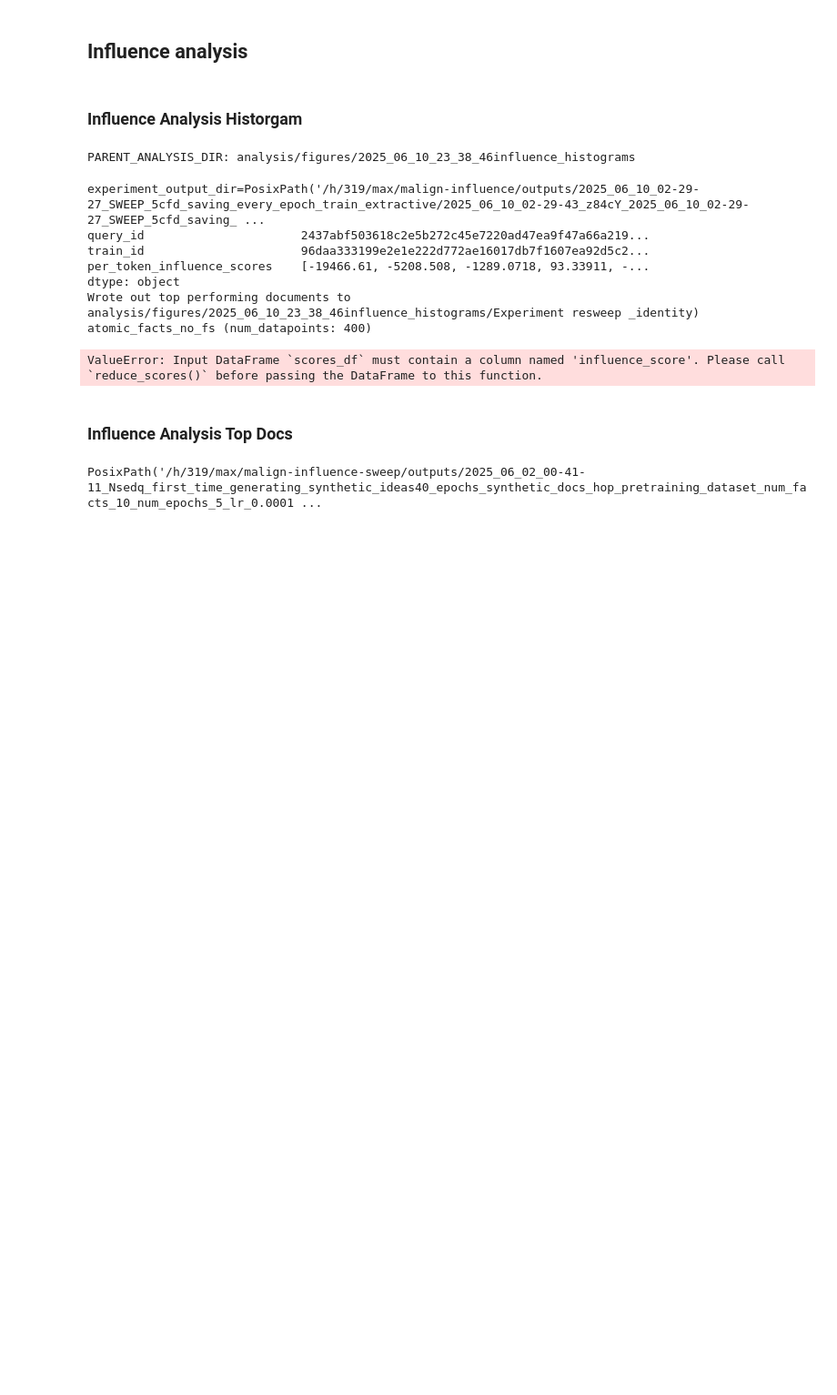
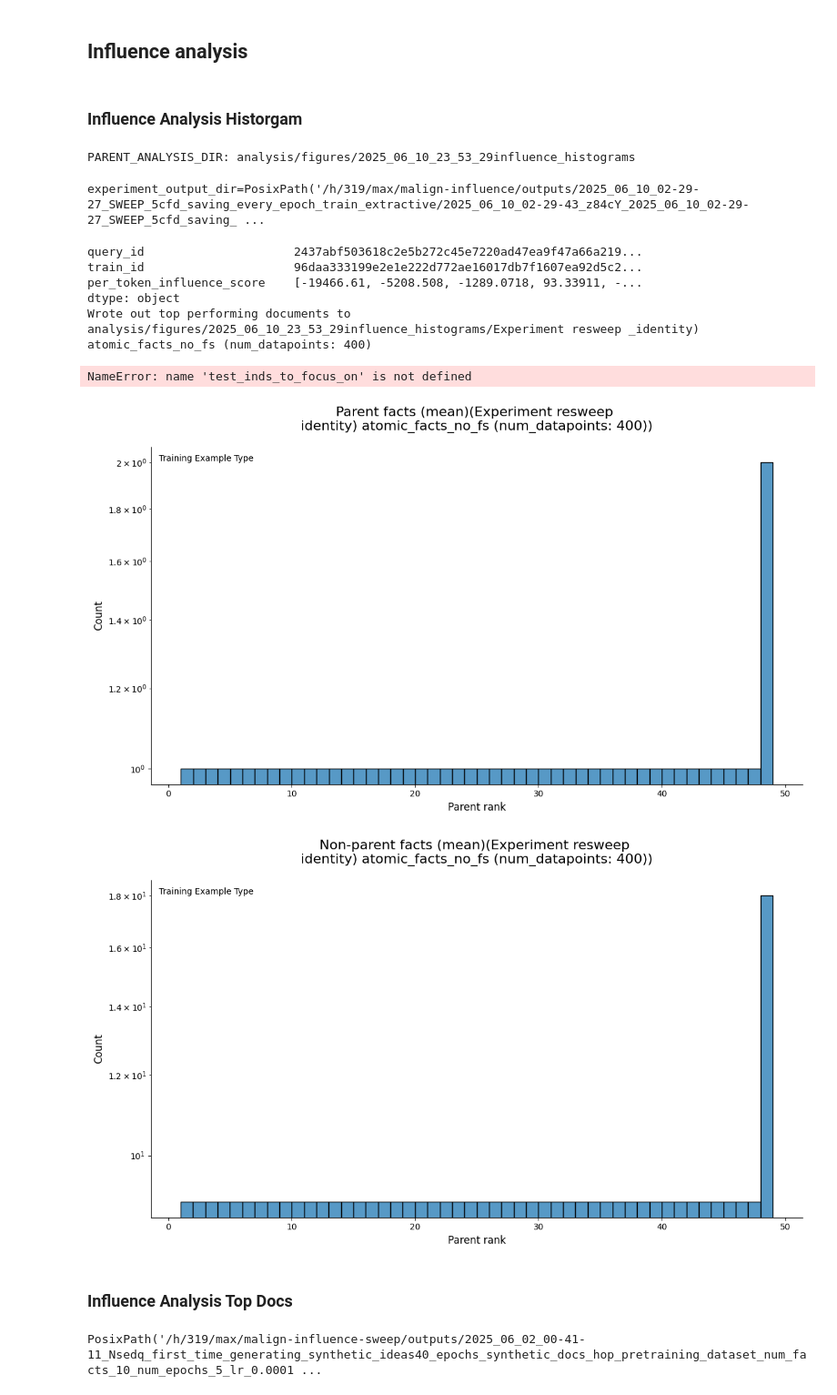
Before and after one commit to levmckinney/malign-influence, a Jupyter notebook: analysis/extractive_structures.ipynb, the cells around one changed output. Shown at 91% size. Saved outputs shown, nothing was run; the diff lists cells and outputs as text; code cells hidden in the pictures; blank space fills up the shorter version.

Commit message:
fixing a distractor fact

```diff
--- a/analysis/extractive_structures.ipynb
+++ b/analysis/extractive_structures.ipynb
@@ -1209,52 +1206,45 @@ def analysis():
             all_modules_influence_scores_by_document, test_dataset, train_dataset_by_document = split_dataset_and_scores_by_document(scores=influence_scores, query_dataset=test_dataset, packed_train_ds=train_dataset)
         else:
             all_modules_influence_scores_by_document, train_dataset_by_document = influence_scores, train_dataset
 
         bin_width = max(1, int(len(train_dataset) / 40)) # type: ignore
 
 
         for reduction_for_plots in ["mean"]:
             for lower_bound_on_query_prob in [None]:
 
-                if isinstance(all_modules_influence_scores_by_document, list):
-                    reduced_scores_by_document = reduce_scores(all_modules_influence_scores_by_document, reduction_for_plots)
-                    reduced_scores_by_document = reduced_scores_by_document.transpose()
-                else:
-                    reduced_scores_by_document = all_modules_influence_scores_by_document
-
+                reduced_scores_by_document = reduce_scores(all_modules_influence_scores_by_document, reduction_for_plots)
 
                 analysis_dir = PARENT_ANALYSIS_DIR / (experiment_name_parent).replace("\n", "_")
                 analysis_dir.mkdir(parents=True, exist_ok=True)
 
-                test_inds_to_focus_on = None
-
-
-
                 print(f"Wrote out top performing documents to {analysis_dir}")
                 plot_parent_rank_histogram(scores_df=reduced_scores_by_document, train_dataset=train_dataset_by_document, query_dataset=test_dataset, title=f"Parent facts ({reduction_for_plots})({experiment_name_parent})",xlabel="Parent rank", ylabel="Count",bin_width=bin_width,analysis_dir=analysis_dir)
-                # plot_histogram_parent_ranks(reduced_scores_by_document, train_dataset=train_dataset_by_document, test_dataset=test_dataset, non_parents_instead_of_parents=True,title=f"Non-parent facts ({reduction_for_plots})({experiment_name_parent})",xlabel="Parent rank", ylabel="Count",bin_width=bin_width,test_inds_to_focus_on=test_inds_to_focus_on, analysis_dir=analysis_dir)
+                plot_parent_rank_histogram(scores_df=reduced_scores_by_document, train_dataset=train_dataset_by_document, query_dataset=test_dataset, non_parents_instead_of_parents=True,title=f"Non-parent facts ({reduction_for_plots})({experiment_name_parent})",xlabel="Parent rank", ylabel="Count",bin_width=bin_width, analysis_dir=analysis_dir)
 
-                # output_pdf_dict_top_docs = output_top_influence_documents_html(tokenizer,reduced_scores_by_document, all_modules_influence_scores_by_document, train_dataset_by_document, test_dataset, prob_vector=probabilities, n_queries=10, n_train=20,test_inds_to_focus_on=test_inds_to_focus_on)
+                output_pdf_dict_top_docs = output_top_influence_documents_html(tokenizer,reduced_scores_by_document, all_modules_influence_scores_by_document, train_dataset_by_document, test_dataset, prob_vector=probabilities, n_queries=10, n_train=20,test_inds_to_focus_on=test_inds_to_focus_on)
                 # for key, html_page in output_pdf_dict_top_docs.items():
                 #     with open(analysis_dir / f"{key}.html", "w") as f:
                 #         f.write(html_page)
                 # pretraining_document_types = train_dataset_by_document["type"]
 
                 # if not(all("fact" in type for type in set(pretraining_document_types))):
                 #     # If they aren't all facts, its a pretraining dataset
                 #     pretraining_document_idxs = [i for i, type in enumerate(pretraining_document_types) if "pretrain" in type]
                 #     plot_histogram_train_subset(reduced_scores_by_document, train_dataset, subset_inds=pretraining_document_idxs, title=f"Pretraining documents ({reduction_for_plots}) ({experiment_name_parent})",xlabel="Magnitude", ylabel="Count", bin_width=len(pretraining_document_idxs) / 100, test_inds_to_focus_on=test_inds_to_focus_on, analysis_dir=analysis_dir)
 
 analysis()
 # %% [output]
-PARENT_ANALYSIS_DIR: analysis/figures/2025_06_10_23_38_46influence_histograms
+PARENT_ANALYSIS_DIR: analysis/figures/2025_06_10_23_53_29influence_histograms
 experiment_output_dir=PosixPath('/h/319/max/malign-influence/outputs/2025_06_10_02-29-27_SWEEP_5cfd_saving_every_epoch_train_extractive/2025_06_10_02-29-43_z84cY_2025_06_10_02-29-27_SWEEP_5cfd_saving_ ...
-query_id                      2437abf503618c2e5b272c45e7220ad47ea9f47a66a219...
-train_id                      96daa333199e2e1e222d772ae16017db7f1607ea92d5c2...
-per_token_influence_scores    [-19466.61, -5208.508, -1289.0718, 93.33911, -...
-dtype: object
-Wrote out top performing documents to analysis/figures/2025_06_10_23_38_46influence_histograms/Experiment resweep _identity) atomic_facts_no_fs (num_datapoints: 400)
-ValueError: Input DataFrame `scores_df` must contain a column named 'influence_score'. Please call `reduce_scores()` before passing the DataFrame to this function.
+query_id                     2437abf503618c2e5b272c45e7220ad47ea9f47a66a219...
+train_id                     96daa333199e2e1e222d772ae16017db7f1607ea92d5c2...
+per_token_influence_score    [-19466.61, -5208.508, -1289.0718, 93.33911, -...
+dtype: object
+Wrote out top performing documents to analysis/figures/2025_06_10_23_53_29influence_histograms/Experiment resweep _identity) atomic_facts_no_fs (num_datapoints: 400)
+NameError: name 'test_inds_to_focus_on' is not defined
+[figure, added]
+[figure, added]
 # %% [markdown]
 ### Influence Analysis Top Docs
 # %%
```
Also changed, not shown: parts of 1 cell of this notebook, 1 other file.
